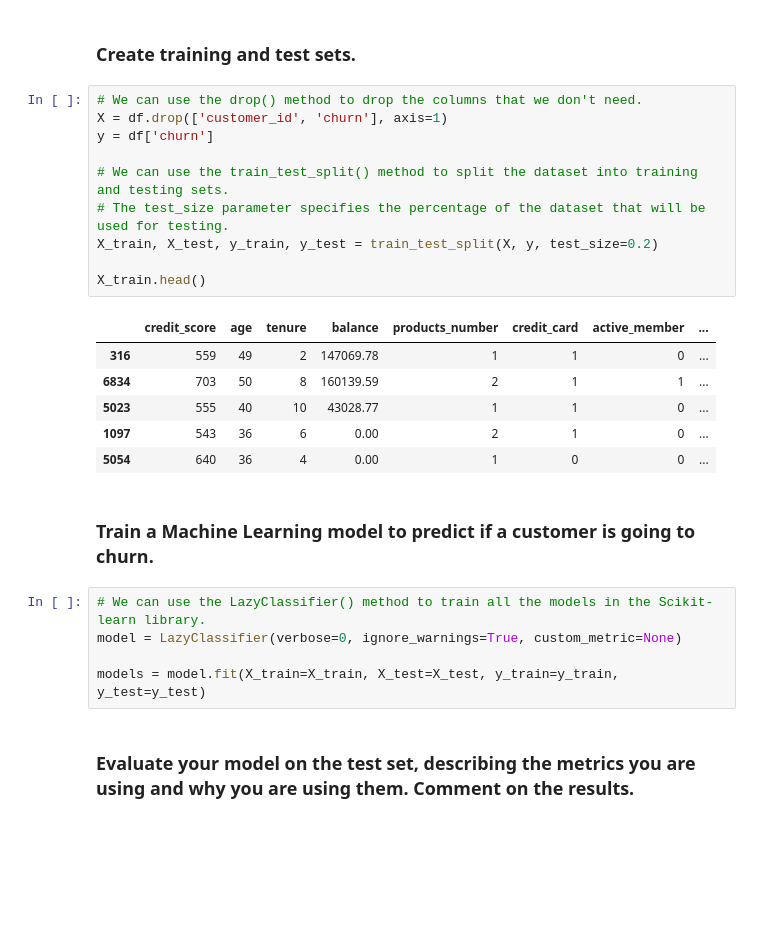
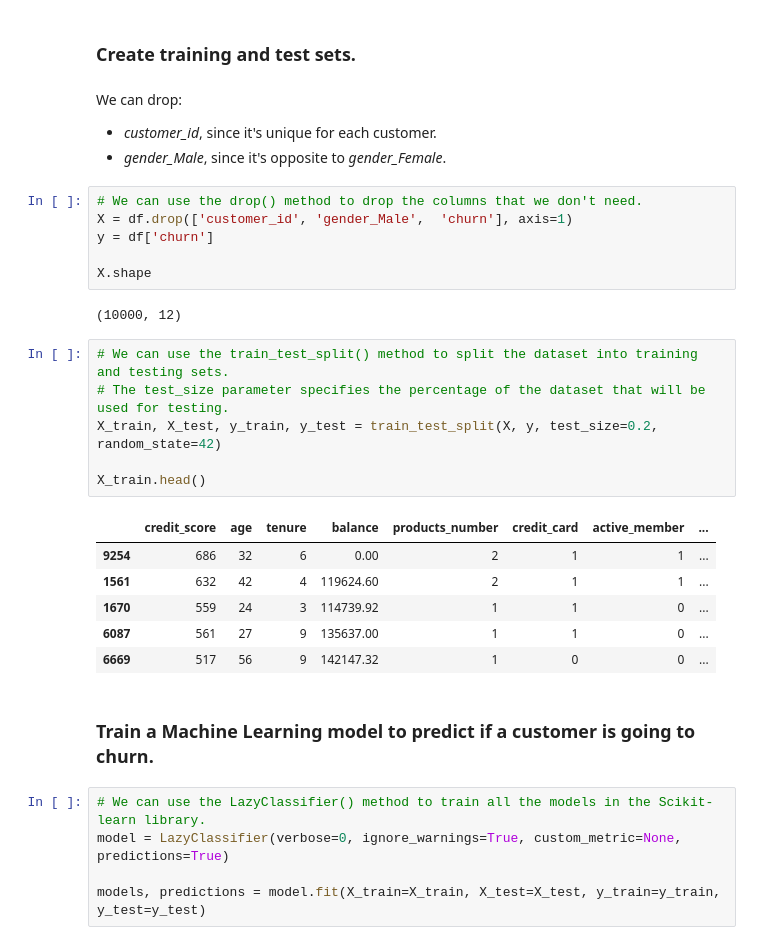
Before and after one commit to Marini97/DS-Assessment, a Jupyter notebook: Exercise 1/train.ipynb, the cells around one changed output. Saved outputs shown, nothing was run; the diff lists cells and outputs as text; blank space fills up the shorter version.

```diff
--- a/Exercise 1/train.ipynb
+++ b/Exercise 1/train.ipynb
@@ -143,29 +148,35 @@ Name: churn, dtype: float64
 *age* has the highest correlation with churn, so we can say that the older the customer is, the more likely he/she is to churn.
 # %% [markdown]
 ### Create training and test sets.
+# %% [markdown]
+We can drop:
+- *customer_id*, since it's unique for each customer.
+- *gender_Male*, since it's opposite to *gender_Female*.
+# %%
+# We can use the drop() method to drop the columns that we don't need.
+X = df.drop(['customer_id', 'gender_Male',  'churn'], axis=1)
+y = df['churn']
+
+X.shape
+# %% [output]
+(10000, 12)
 # %%
-# We can use the drop() method to drop the columns that we don't need.
-X = df.drop(['customer_id', 'churn'], axis=1)
-y = df['churn']
-
 # We can use the train_test_split() method to split the dataset into training and testing sets.
 # The test_size parameter specifies the percentage of the dataset that will be used for testing.
-X_train, X_test, y_train, y_test = train_test_split(X, y, test_size=0.2)
+X_train, X_test, y_train, y_test = train_test_split(X, y, test_size=0.2, random_state=42)
 
 X_train.head()
 # %% [output]
 |  | credit_score | age | tenure | balance | products_number | credit_card | active_member | ... |
-| 316 | 559 | 49 | 2 | 147069.78 | 1 | 1 | 0 | ... |
-| 6834 | 703 | 50 | 8 | 160139.59 | 2 | 1 | 1 | ... |
-| 5023 | 555 | 40 | 10 | 43028.77 | 1 | 1 | 0 | ... |
-| 1097 | 543 | 36 | 6 | 0.00 | 2 | 1 | 0 | ... |
-| 5054 | 640 | 36 | 4 | 0.00 | 1 | 0 | 0 | ... |
+| 9254 | 686 | 32 | 6 | 0.00 | 2 | 1 | 1 | ... |
+| 1561 | 632 | 42 | 4 | 119624.60 | 2 | 1 | 1 | ... |
+| 1670 | 559 | 24 | 3 | 114739.92 | 1 | 1 | 0 | ... |
+| 6087 | 561 | 27 | 9 | 135637.00 | 1 | 1 | 0 | ... |
+| 6669 | 517 | 56 | 9 | 142147.32 | 1 | 0 | 0 | ... |
 # %% [markdown]
 ### Train a Machine Learning model to predict if a customer is going to churn.
 # %%
 # We can use the LazyClassifier() method to train all the models in the Scikit-learn library.
-model = LazyClassifier(verbose=0, ignore_warnings=True, custom_metric=None)
+model = LazyClassifier(verbose=0, ignore_warnings=True, custom_metric=None, predictions=True)
 
-models = model.fit(X_train=X_train, X_test=X_test, y_train=y_train, y_test=y_test)
+models, predictions = model.fit(X_train=X_train, X_test=X_test, y_train=y_train, y_test=y_test)
-# %% [markdown]
-### Evaluate your model on the test set, describing the metrics you are using and why you are using them. Comment on the results.
```
Also changed, not shown: parts of 41 cells of this notebook, 4 other files.
